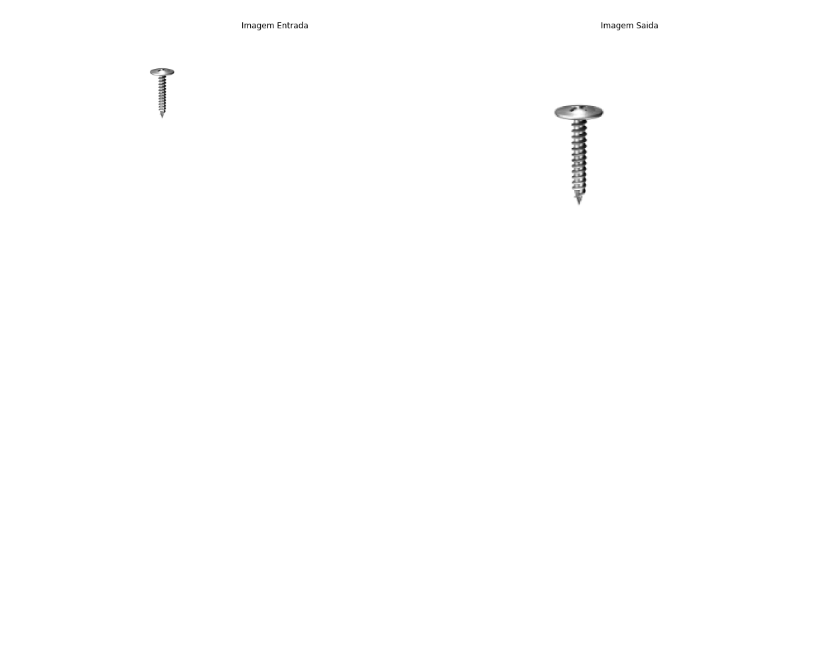
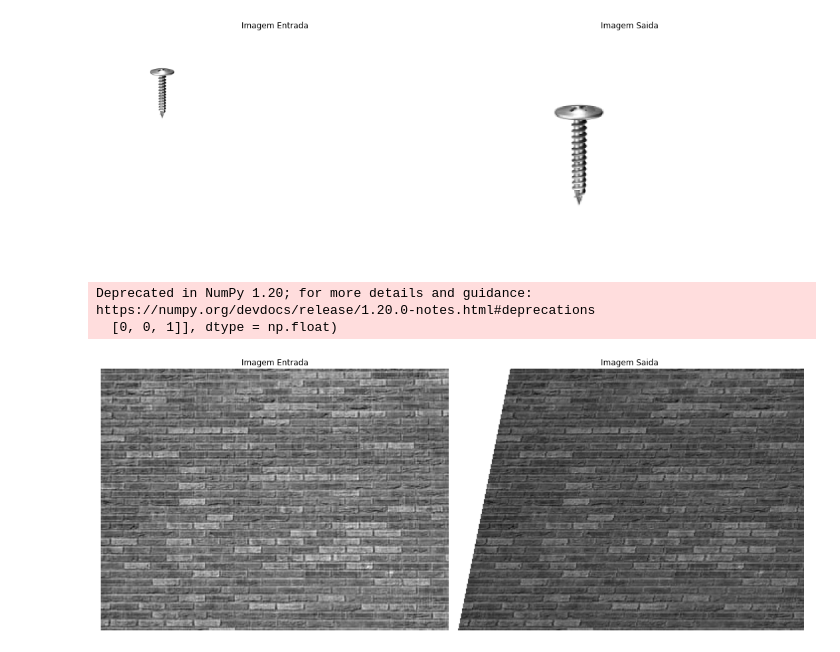
Before and after one commit to fekurita/MachineVision, a Jupyter notebook: Aula8e9/Aula8e9.ipynb, the cells around one changed output. Drawn from its saved outputs; the diff is of its cells as text; code cells hidden in the pictures; blank space fills up the shorter version.

```diff
--- a/Aula8e9/Aula8e9.ipynb
+++ b/Aula8e9/Aula8e9.ipynb
@@ -113,3 +113,40 @@ plt.show()
 Deprecated in NumPy 1.20; for more details and guidance: https://numpy.org/devdocs/release/1.20.0-notes.html#deprecations
   [0, 0, 1]], dtype = np.float)
 [figure]
+# %%
+img_in = cv2.imread("figuras_aula8/Brick_u8.bmp", cv2.IMREAD_GRAYSCALE)
+(h, w) = img_in.shape
+TH = np.array( [[1, -0.2, 55],
+    [0, 1, 0],
+    [0, 0, 1]], dtype = np.float)
+
+def TransAfim(TH,img):
+
+    TH_inv=np.linalg.inv(TH)
+    img_out = np.ones( (h,w), dtype = np.uint8) * 255
+    for u in range(w): # varrendo as colunas (horizontais), o que corresponde a X
+        for v in range(h): # varrendo as linhas (verticais), o que corresponde a Y
+            p1=np.array([ [u], [v], [1] ]) # montagem do vetor coluna P0 (x,y,1)
+            p0=np.matmul(TH_inv,p1) # calculo do vetor coluna P1 (u,v,1)
+            x=int(p0[0])
+            y=int(p0[1])
+            if (x>=0) and (x<w) and (y>=0) and (y<h):
+                img_out[v,u] = img[y,x] #--> Y e V sao as linhas; X e U sao as colunas
+    return img_out
+
+plt.figure(figsize=(15,10))
+plt.subplot(1,2,1)
+plt.imshow(img_in, cmap='gray')
+plt.title('Imagem Entrada')
+plt.axis('off')
+
+plt.subplot(1,2,2)
+plt.imshow(TransAfim(TH,img_in), cmap='gray')
+plt.title('Imagem Saida')
+plt.axis('off')
+plt.tight_layout()
+plt.show()
+# %% [output]
+Deprecated in NumPy 1.20; for more details and guidance: https://numpy.org/devdocs/release/1.20.0-notes.html#deprecations
+  [0, 0, 1]], dtype = np.float)
+[figure, added]
```
Also changed, not shown: parts of 2 cells of this notebook.
